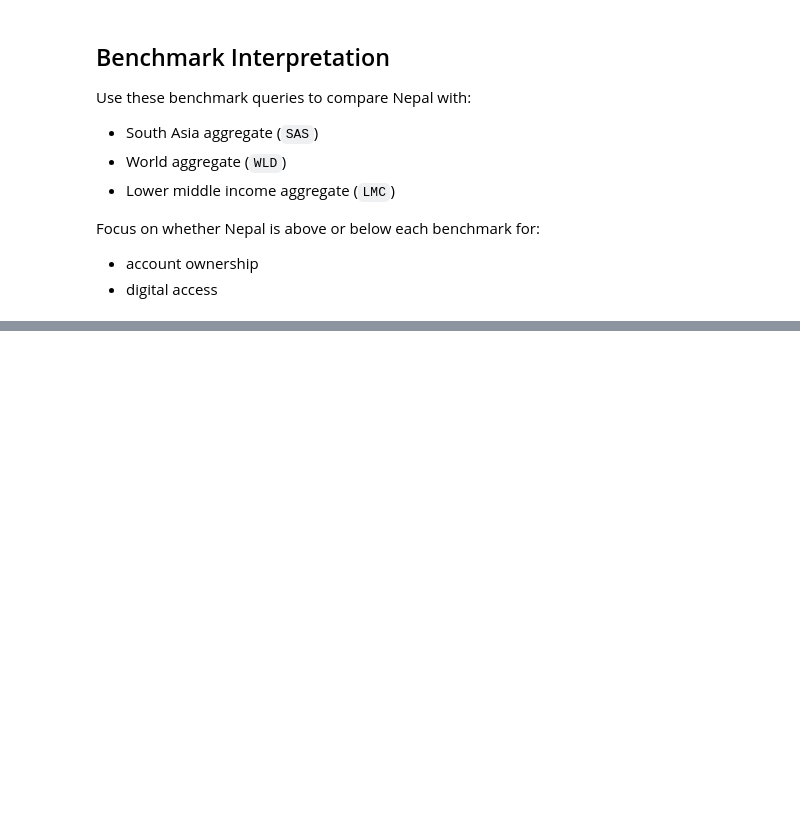
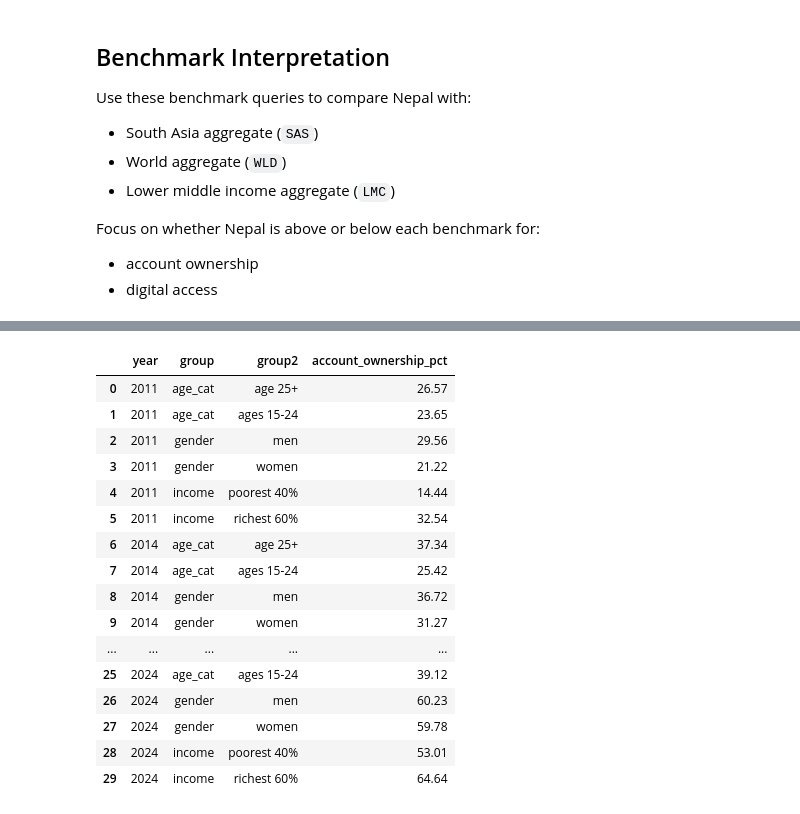
Before and after one commit to brishavrajbahak/financial-inclusion-gap-analysis, a Jupyter notebook: notebooks/03_sql_analysis.ipynb, the cells around one changed output, grey strips where cells are left out. Cells and saved outputs as stored; diff of their text form; code cells hidden in the pictures; blank space fills up the shorter version.

```diff
--- a/notebooks/03_sql_analysis.ipynb
+++ b/notebooks/03_sql_analysis.ipynb
@@ -408,0 +680,33 @@ Focus on whether Nepal is above or below each benchmark for:
+# %%
+account_subgroup_query = """
+SELECT
+    year,
+    "group",
+    "group2",
+    ROUND(account_ownership * 100, 2) AS account_ownership_pct
+FROM findex_clean
+WHERE country_code = 'NPL'
+    AND entity_type = 'Country'
+    AND "group" IN ('gender', 'age_cat', 'income')
+ORDER  BY year, "group", "group2"
+"""
+nepal_account_subgroup_summary = pd.read_sql(account_subgroup_query, conn)
+nepal_account_subgroup_summary
+# %% [output]
+|  | year | group | group2 | account_ownership_pct |
+| 0 | 2011 | age_cat | age 25+ | 26.57 |
+| 1 | 2011 | age_cat | ages 15-24 | 23.65 |
+| 2 | 2011 | gender | men | 29.56 |
+| 3 | 2011 | gender | women | 21.22 |
+| 4 | 2011 | income | poorest 40% | 14.44 |
+| 5 | 2011 | income | richest 60% | 32.54 |
+| 6 | 2014 | age_cat | age 25+ | 37.34 |
+| 7 | 2014 | age_cat | ages 15-24 | 25.42 |
+| 8 | 2014 | gender | men | 36.72 |
+| 9 | 2014 | gender | women | 31.27 |
+| ... | ... | ... | ... | ... |
+| 25 | 2024 | age_cat | ages 15-24 | 39.12 |
+| 26 | 2024 | gender | men | 60.23 |
+| 27 | 2024 | gender | women | 59.78 |
+| 28 | 2024 | income | poorest 40% | 53.01 |
+| 29 | 2024 | income | richest 60% | 64.64 |
```
Also changed, not shown: parts of 26 cells of this notebook, 3 other files.
